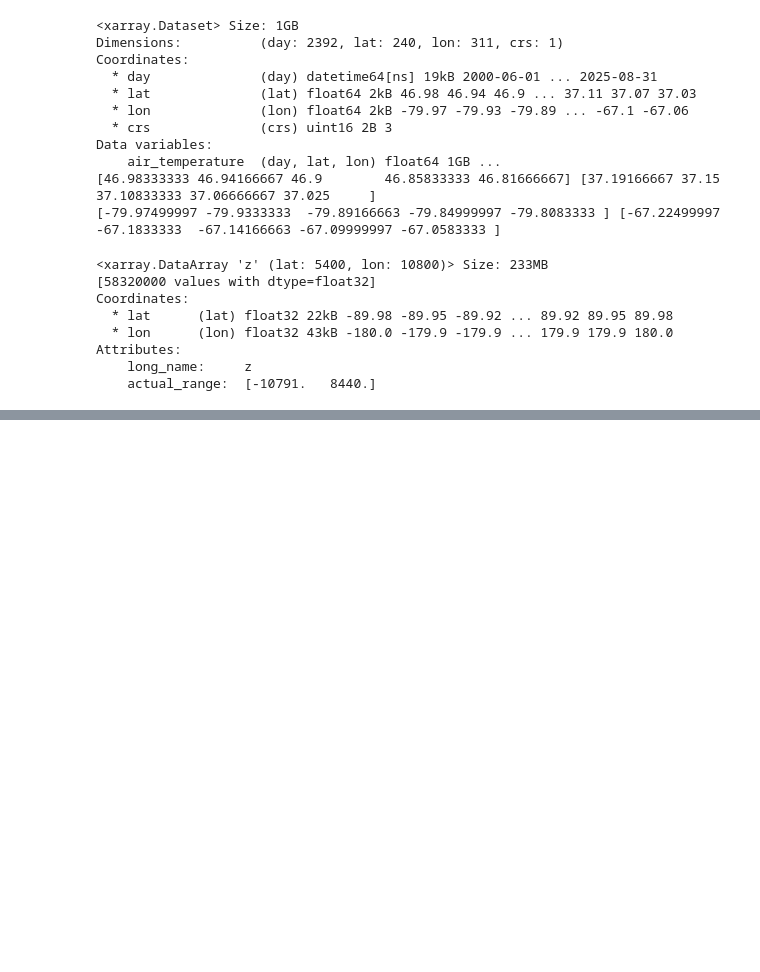
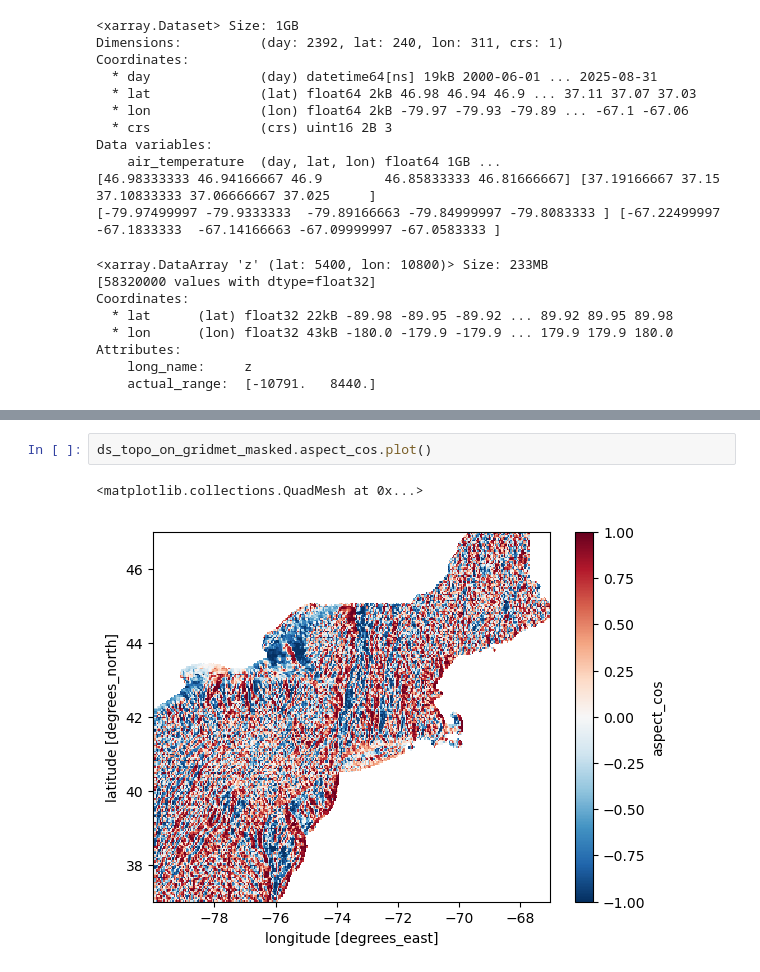
Before and after one commit to xchen221/CSCI1470_DeepDownscale, a Jupyter notebook: data_preprocess/ETOPO.ipynb, the cells around one changed output, grey strips where cells are left out. Cells and saved outputs as stored; diff of their text form; blank space fills up the shorter version.

```diff
--- a/data_preprocess/ETOPO.ipynb
+++ b/data_preprocess/ETOPO.ipynb
@@ -144,0 +207,5 @@ topo_on_gridmet_masked.plot()
+# %%
+ds_topo_on_gridmet_masked.aspect_cos.plot()
+# %% [output]
+<matplotlib.collections.QuadMesh at 0x...>
+[figure, added]
```
Also changed, not shown: parts of 10 cells of this notebook, 14 other files.
